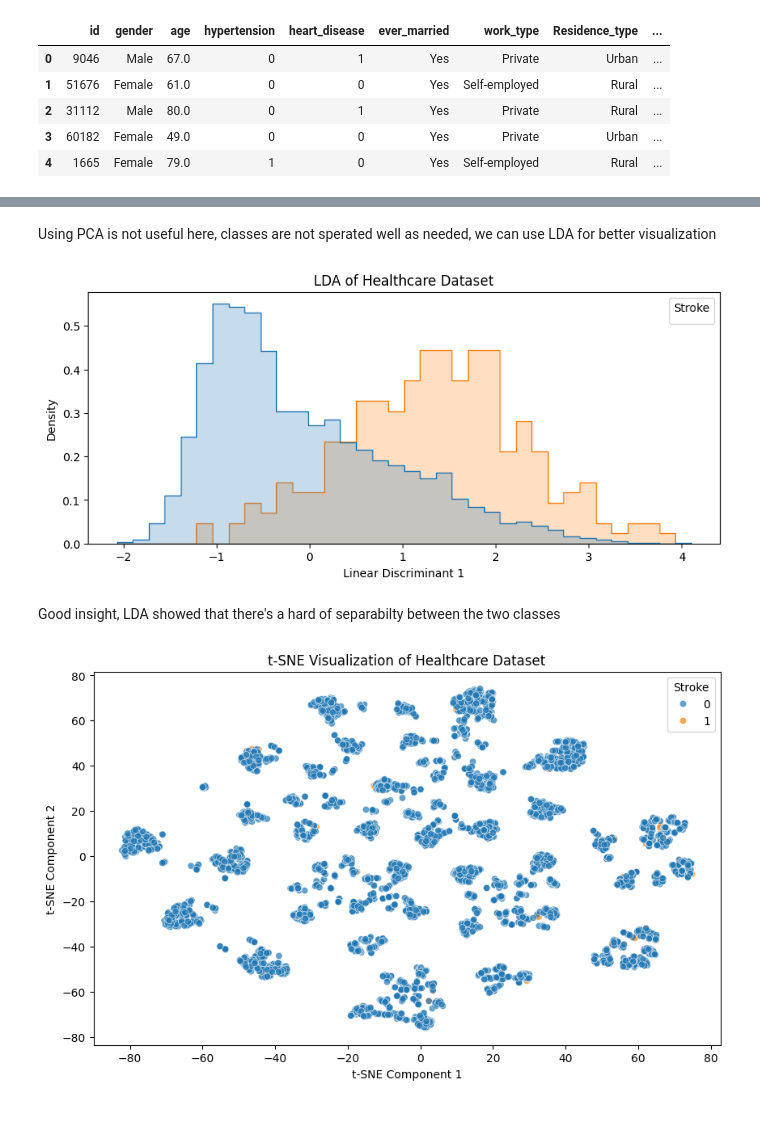
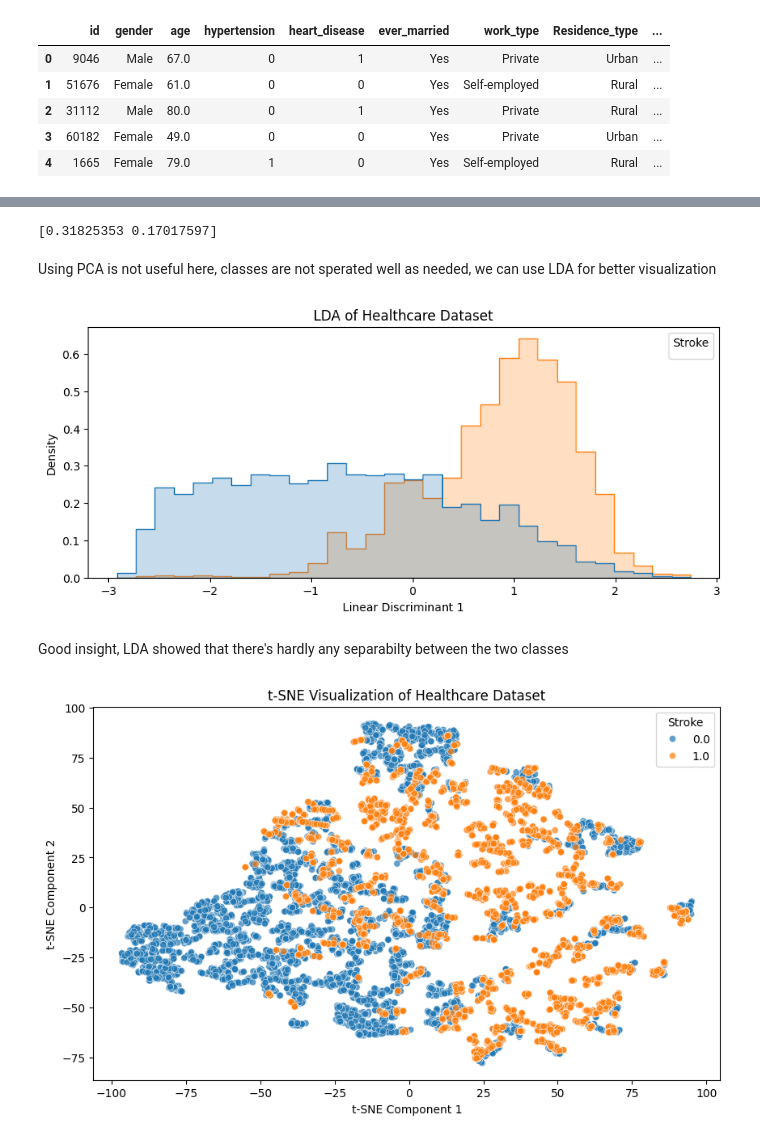
Before and after one commit to Mohamed-Ahmed-Esmat/Stroke-Detection, a Jupyter notebook: detection.ipynb, the cells around one changed output, grey strips where cells are left out. Saved outputs shown, nothing was run; the diff lists cells and outputs as text; code cells hidden in the pictures.

```diff
--- a/detection.ipynb
+++ b/detection.ipynb
@@ -198,0 +35,3 @@ plt.show()
+# %%
+df_encoded = pd.get_dummies(df_edit,columns=['gender','ever_married','work_type', 'Residence_type', 'smoking_status'], drop_first=False).astype(np.float64)
+df_encoded.head()
@@ -198,0 +342,7 @@ plt.show()
+# %%
+#Drop the above features from the dataset
+df_filtered = df_cleaned.drop(columns=['ever_married_Yes', 'work_type_Self-employed', 'Residence_type_Urban', 'work_type_Private','gender_Male',
+                                        'gender_Other', 'work_type_children', 'work_type_Govt_job', 'gender_Female', 'Residence_type_Rural',
+                                       'work_type_Never_worked', 'smoking_status_never smoked', 'smoking_status_Unknown','ever_married_No',
+                                       'smoking_status_smokes'])
+df_filtered.head()
@@ -198,0 +356,20 @@ plt.show()
+# %%
+#Let's do some PCA to visualize the data in 2D
+# we need to convert categorical variables to numerical ones
+#Standardize the data
+scaler = StandardScaler()
+X_scaled = scaler.fit_transform(df_filtered.drop(columns=['stroke']))
+# Perform PCA
+pca = PCA(n_components=2)
+X_pca = pca.fit_transform(X_scaled)
+# Create a DataFrame with the PCA results
+pca_df = pd.DataFrame(data=X_pca, columns=['PC1', 'PC2'])
+pca_df['stroke'] = df_filtered['stroke'].values
+# Plot the PCA results
+plt.figure(figsize=(10, 6))
+sns.scatterplot(x='PC1', y='PC2', hue='stroke', data=pca_df, alpha=0.7)
+plt.title('PCA of Healthcare Dataset')
+plt.xlabel('Principal Component 1')
+plt.ylabel('Principal Component 2')
+plt.legend(title='Stroke', loc='upper right')
+plt.show()
@@ -199,35 +378,39 @@ plt.show()
+# %%
+print(pca.explained_variance_ratio_)
+# %% [output]
+[0.31825353 0.17017597]
 # %% [markdown]
 Using PCA is not useful here, classes are not sperated well as needed, we can use LDA for better visualization
 # %%
 from sklearn.discriminant_analysis import LinearDiscriminantAnalysis as LDA
 
 # Separate features and target
-X = df_encoded.drop(columns=['stroke'])
-y = df_encoded['stroke']
+X = df_filtered.drop(columns=['stroke'])
+y = df_filtered['stroke']
 
 # Standardize the features
 X_scaled = scaler.fit_transform(X)
 
 # Apply LDA
 lda = LDA(n_components=1)  # Only 1 component for binary classification
 X_lda = lda.fit_transform(X_scaled, y)
 
 # Create a DataFrame with the LDA result
 lda_df = pd.DataFrame(data=X_lda, columns=['LD1'])
 lda_df['stroke'] = y.values
 
 # Plot the LDA result
 plt.figure(figsize=(10, 4))
 sns.histplot(data=lda_df, x='LD1', hue='stroke', element='step', stat='density', common_norm=False)
 plt.title('LDA of Healthcare Dataset')
 plt.xlabel('Linear Discriminant 1')
 plt.ylabel('Density')
 plt.legend(title='Stroke', loc='upper right')
 plt.show()
 # %% [output]
-[figure, old version]
+[figure, new version]
 # %% [markdown]
-Good insight, LDA showed that there's a hard of separabilty between the two classes
+Good insight, LDA showed that there's hardly any separabilty between the two classes
 # %%
 from sklearn.manifold import TSNE
 import seaborn as sns
@@ -236,8 +419,8 @@ from sklearn.preprocessing import StandardScaler
 import pandas as pd
 
 # 1. Prepare the data
-X = df_encoded.drop(columns=['stroke'])
-y = df_encoded['stroke']
+X = df_filtered.drop(columns=['stroke'])
+y = df_filtered['stroke']
 
 # Standardize features
 scaler = StandardScaler()
@@ -260,4 +443,4 @@ plt.ylabel('t-SNE Component 2')
 plt.legend(title='Stroke')
 plt.show()
 # %% [output]
-[figure, old version]
+[figure, new version]
```
Also changed, not shown: parts of 64 cells of this notebook.
